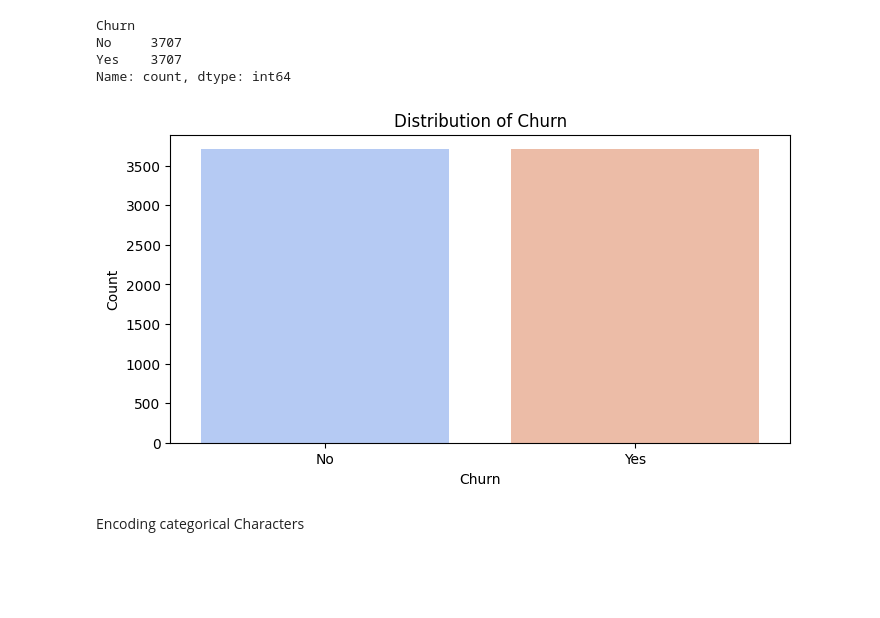
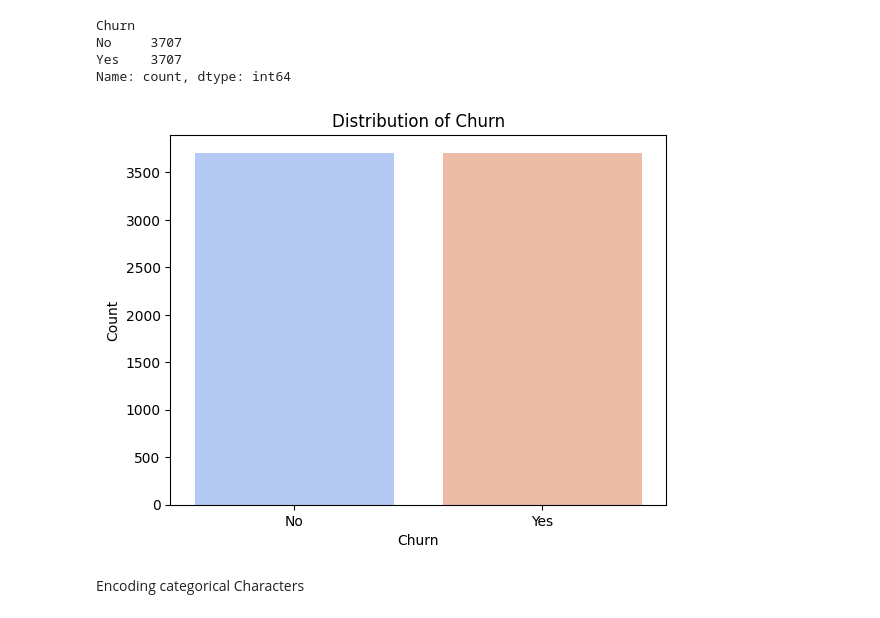
Before and after one commit to elishastanley/Churn-Prediction-Enhancing-Retention-with-Machine-Learning, a Jupyter notebook: Notebooks/main.ipynb, the cells around one changed output. Cells and saved outputs as stored; diff of their text form; code cells hidden in the pictures; blank space fills up the shorter version.

```diff
--- a/Notebooks/main.ipynb
+++ b/Notebooks/main.ipynb
@@ -651,14 +646,13 @@ No     3707
 Yes    3707
 Name: count, dtype: int64
 # %%
-plt.figure(figsize=(8, 4))
 ax = sns.countplot(x='Churn', data=train_data, palette='coolwarm')
 plt.title('Distribution of Churn')
 plt.xlabel('Churn')
 plt.ylabel('Count')
 plt.show()
 # %% [output]
-[figure, old version]
+[figure, new version]
 # %% [markdown]
 Encoding categorical Characters
 # %%
```
Also changed, not shown: parts of 10 cells of this notebook.
